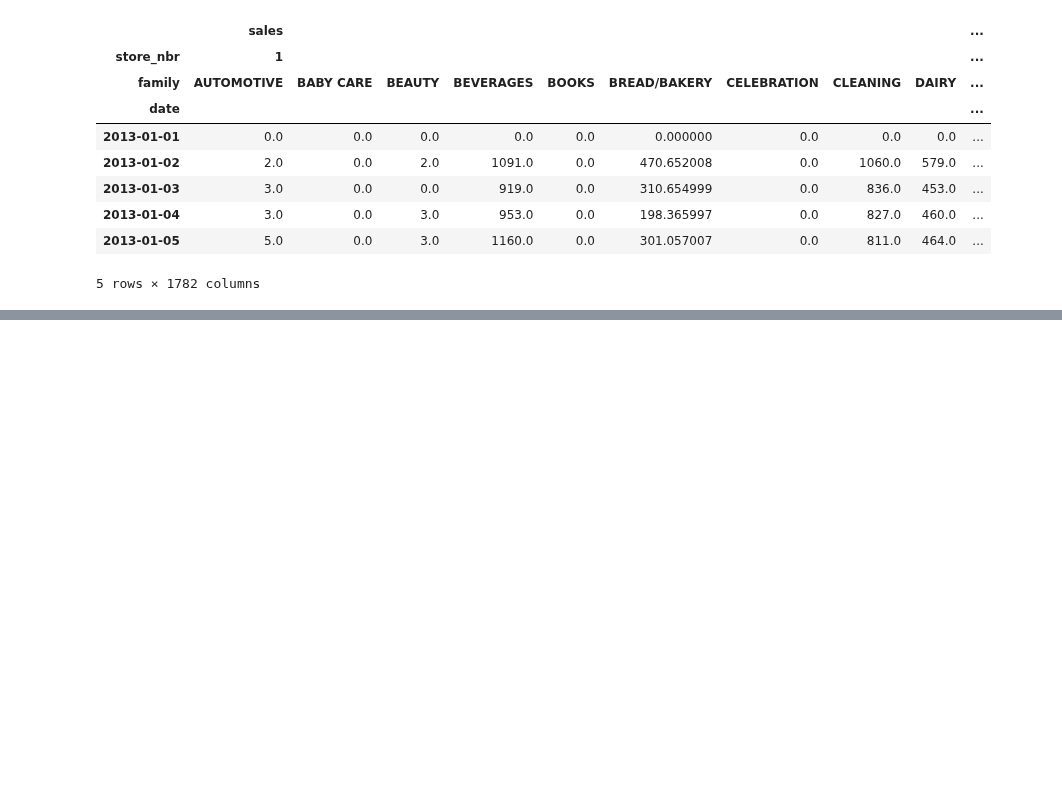
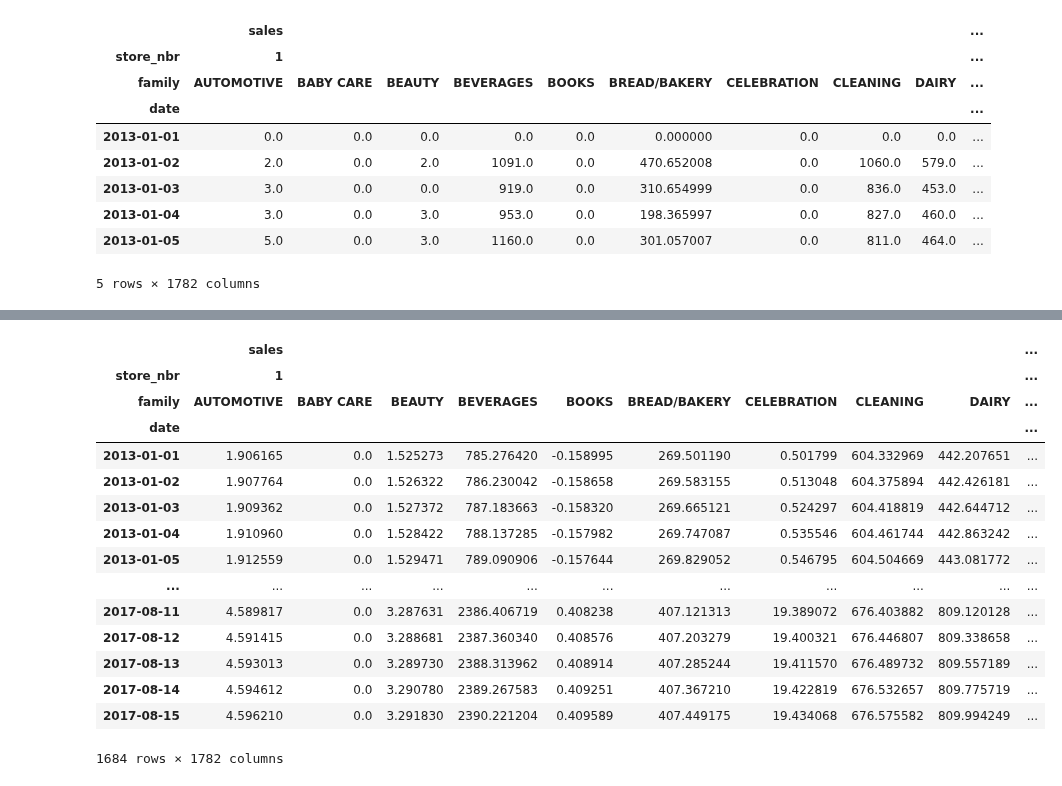
Before and after one commit to abhirup-ghosh/kaggle, a Jupyter notebook: store-sales-time-series-forecasting.ipynb, the cells around one changed output, grey strips where cells are left out. Cells and saved outputs as stored; diff of their text form; code cells hidden in the pictures; blank space fills up the shorter version.

```diff
--- a/store-sales-time-series-forecasting.ipynb
+++ b/store-sales-time-series-forecasting.ipynb
@@ -289,8 +305,26 @@ X.head()
 # %%
 model = LinearRegression()
 model.fit(X, y)
 
 y_pred = pd.DataFrame(model.predict(X), index=X.index, columns=y.columns)
+y_pred
+# %% [output]
+|  | sales |  |  |  |  |  |  |  |  | ... |
+| store_nbr | 1 |  |  |  |  |  |  |  |  | ... |
+| family | AUTOMOTIVE | BABY CARE | BEAUTY | BEVERAGES | BOOKS | BREAD/BAKERY | CELEBRATION | CLEANING | DAIRY | ... |
+| date |  |  |  |  |  |  |  |  |  | ... |
+| 2013-01-01 | 1.906165 | 0.0 | 1.525273 | 785.276420 | -0.158995 | 269.501190 | 0.501799 | 604.332969 | 442.207651 | ... |
+| 2013-01-02 | 1.907764 | 0.0 | 1.526322 | 786.230042 | -0.158658 | 269.583155 | 0.513048 | 604.375894 | 442.426181 | ... |
+| 2013-01-03 | 1.909362 | 0.0 | 1.527372 | 787.183663 | -0.158320 | 269.665121 | 0.524297 | 604.418819 | 442.644712 | ... |
+| 2013-01-04 | 1.910960 | 0.0 | 1.528422 | 788.137285 | -0.157982 | 269.747087 | 0.535546 | 604.461744 | 442.863242 | ... |
+| 2013-01-05 | 1.912559 | 0.0 | 1.529471 | 789.090906 | -0.157644 | 269.829052 | 0.546795 | 604.504669 | 443.081772 | ... |
+| ... | ... | ... | ... | ... | ... | ... | ... | ... | ... | ... |
+| 2017-08-11 | 4.589817 | 0.0 | 3.287631 | 2386.406719 | 0.408238 | 407.121313 | 19.389072 | 676.403882 | 809.120128 | ... |
+| 2017-08-12 | 4.591415 | 0.0 | 3.288681 | 2387.360340 | 0.408576 | 407.203279 | 19.400321 | 676.446807 | 809.338658 | ... |
+| 2017-08-13 | 4.593013 | 0.0 | 3.289730 | 2388.313962 | 0.408914 | 407.285244 | 19.411570 | 676.489732 | 809.557189 | ... |
+| 2017-08-14 | 4.594612 | 0.0 | 3.290780 | 2389.267583 | 0.409251 | 407.367210 | 19.422819 | 676.532657 | 809.775719 | ... |
+| 2017-08-15 | 4.596210 | 0.0 | 3.291830 | 2390.221204 | 0.409589 | 407.449175 | 19.434068 | 676.575582 | 809.994249 | ... |
+1684 rows × 1782 columns
 # %%
 # Create features for test set
 X_test = dp.out_of_sample(steps=16)
```
Also changed, not shown: parts of 6 cells of this notebook.
